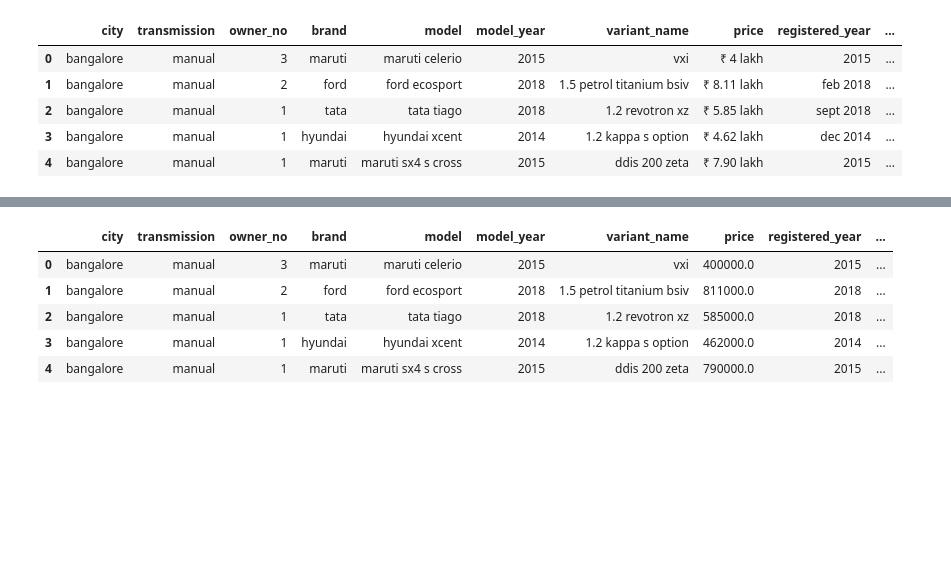
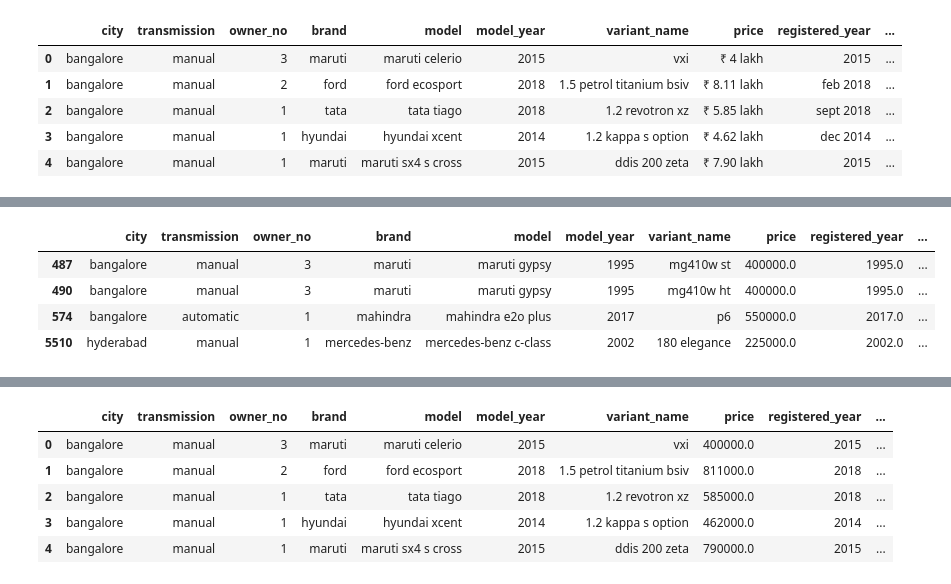
Before and after one commit to Yogesh-Prabu/Car-Dekho_Used-Car-Price-Prediction, a Jupyter notebook: 02_cleaning.ipynb, the cells around one changed output, grey strips where cells are left out. Cells and saved outputs as stored; diff of their text form; code cells hidden in the pictures; blank space fills up the shorter version.

```diff
--- a/02_cleaning.ipynb
+++ b/02_cleaning.ipynb
@@ -99,11 +83,3 @@ df[(df["kms_driven"].isnull()) | (df["engine_cc"].isnull())] # try to fill those
-# %%
-# try filling Nan engine_cc values
-df["engine_cc"] = df.groupby(['brand','model','model_year','fuel_type'])['engine_cc'].transform(lambda x: x.fillna(x.mean())) # only one value filled so dropping left Nan rows
-# drop rows where kms driven is Nan
-df.dropna(subset=["kms_driven","engine_cc"],inplace=True)
-
-# drop rows where registered_year are null
-df.dropna(subset=["registered_year"],inplace=True) # dropped cos it skew data when compared to age and kms driven
 # %%
 #drop duplicate records
 df.drop_duplicates(inplace=True)
@@ -149 +131,4 @@ mileage_kmpl       274
 dtype: int64
+# %%
+# Fill missing values in `registered_year` with corresponding `model_year`
+df['registered_year'] = df['registered_year'].fillna(df['model_year'])
@@ -149,0 +158,8 @@ dtype: int64
+# %%
+df[df["engine_cc"].isnull()]
+# %% [output]
+|  | city | transmission | owner_no | brand | model | model_year | variant_name | price | registered_year | ... |
+| 487 | bangalore | manual | 3 | maruti | maruti gypsy | 1995 | mg410w st | 400000.0 | 1995.0 | ... |
+| 490 | bangalore | manual | 3 | maruti | maruti gypsy | 1995 | mg410w ht | 400000.0 | 1995.0 | ... |
+| 574 | bangalore | automatic | 1 | mahindra | mahindra e2o plus | 2017 | p6 | 550000.0 | 2017.0 | ... |
+| 5510 | hyderabad | manual | 1 | mercedes-benz | mercedes-benz c-class | 2002 | 180 elegance | 225000.0 | 2002.0 | ... |
```
Also changed, not shown: parts of 26 cells of this notebook, 12 other files.
